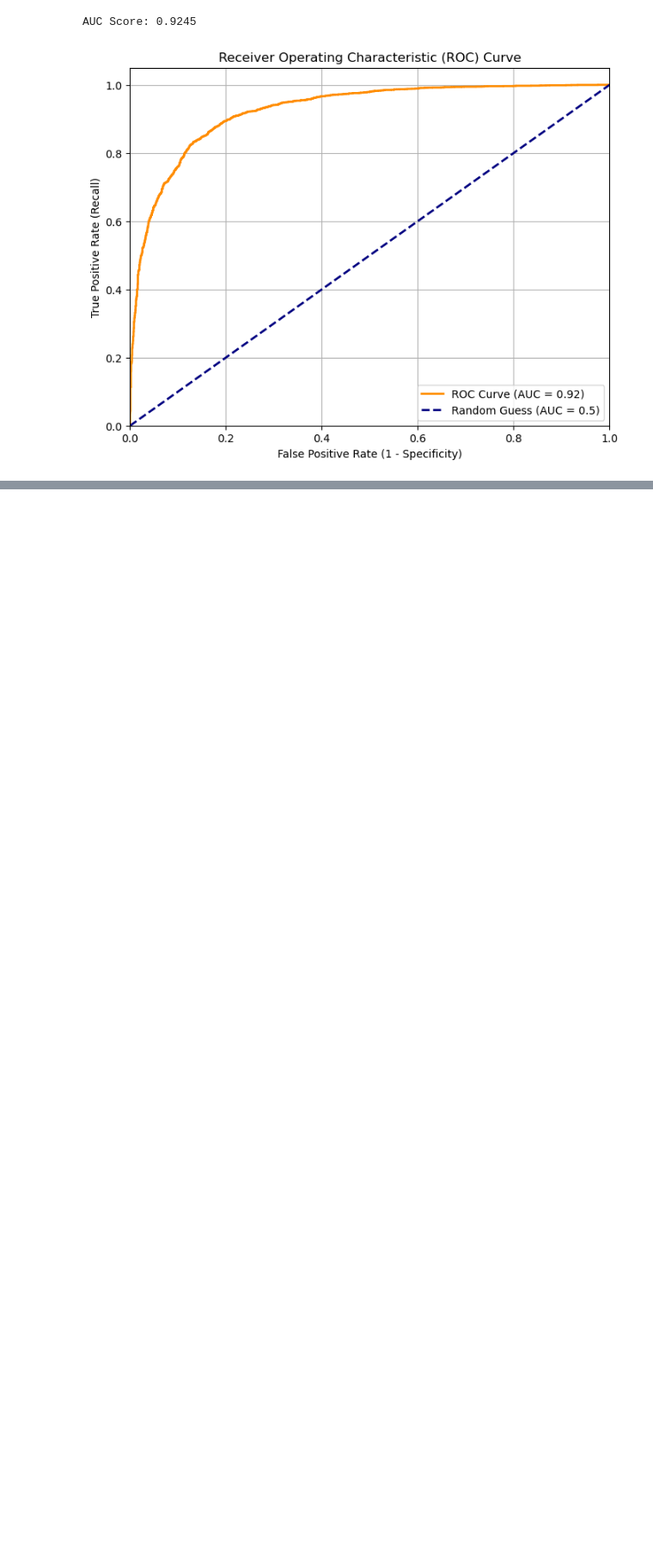
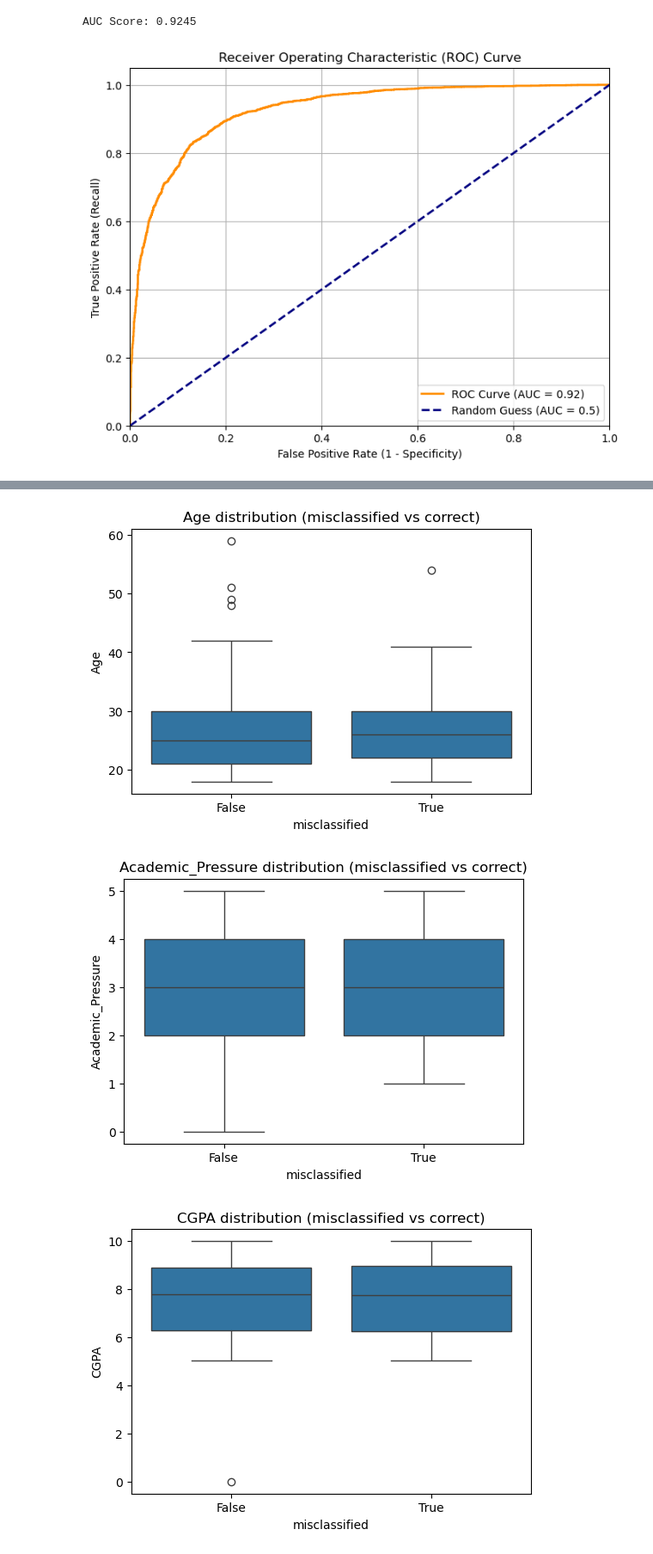
Before and after one commit to rushring/CS_Group07_StudentDepressionDetection, a Jupyter notebook: notebooks/Rushani_Logistic_Regression/training_evaluation.ipynb, the cells around one changed output, grey strips where cells are left out. Shown at 86% size. Cells and saved outputs as stored; diff of their text form; code cells hidden in the pictures; blank space fills up the shorter version.

```diff
--- a/notebooks/Rushani_Logistic_Regression/training_evaluation.ipynb
+++ b/notebooks/Rushani_Logistic_Regression/training_evaluation.ipynb
@@ -147,0 +237,18 @@ AUC Score: 0.9245
+# %%
+# Create a new DataFrame with prediction results
+results_df = X_test.copy()
+results_df['y_true'] = y_test
+results_df['y_pred'] = y_pred
+results_df['misclassified'] = results_df['y_true'] != results_df['y_pred']
+# %%
+numerical_cols = ['Age', 'Academic_Pressure', 'CGPA', 'Study_Satisfaction', 'Study_Hours', 'Financial_Stress']
+
+for col in numerical_cols:
+    plt.figure(figsize=(6, 4))
+    sns.boxplot(data=results_df, x='misclassified', y=col)
+    plt.title(f'{col} distribution (misclassified vs correct)')
+    plt.show()
+# %% [output]
+[figure, added]
+[figure, added]
+[figure, added]
```
Also changed, not shown: parts of 13 cells of this notebook, 3 other files.
